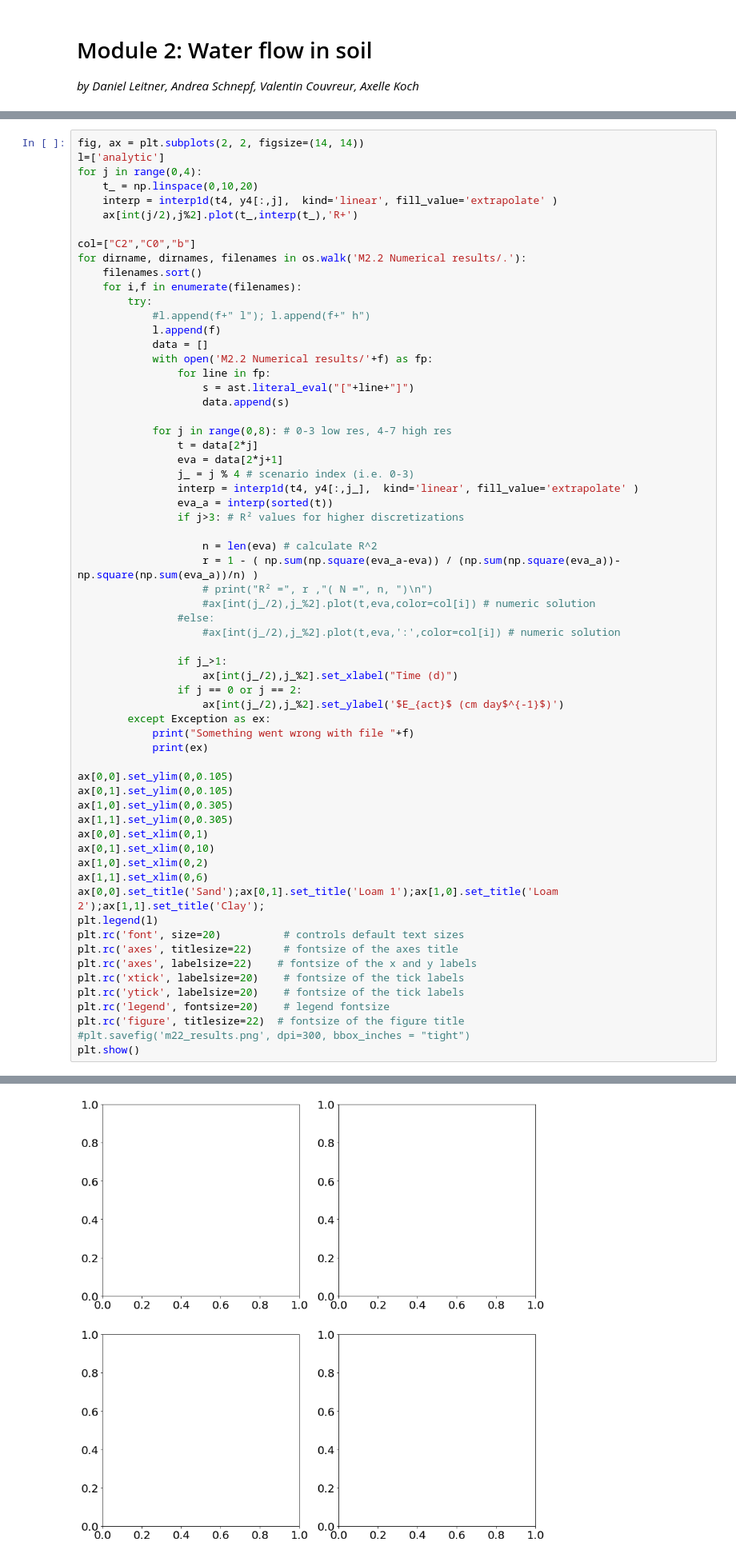
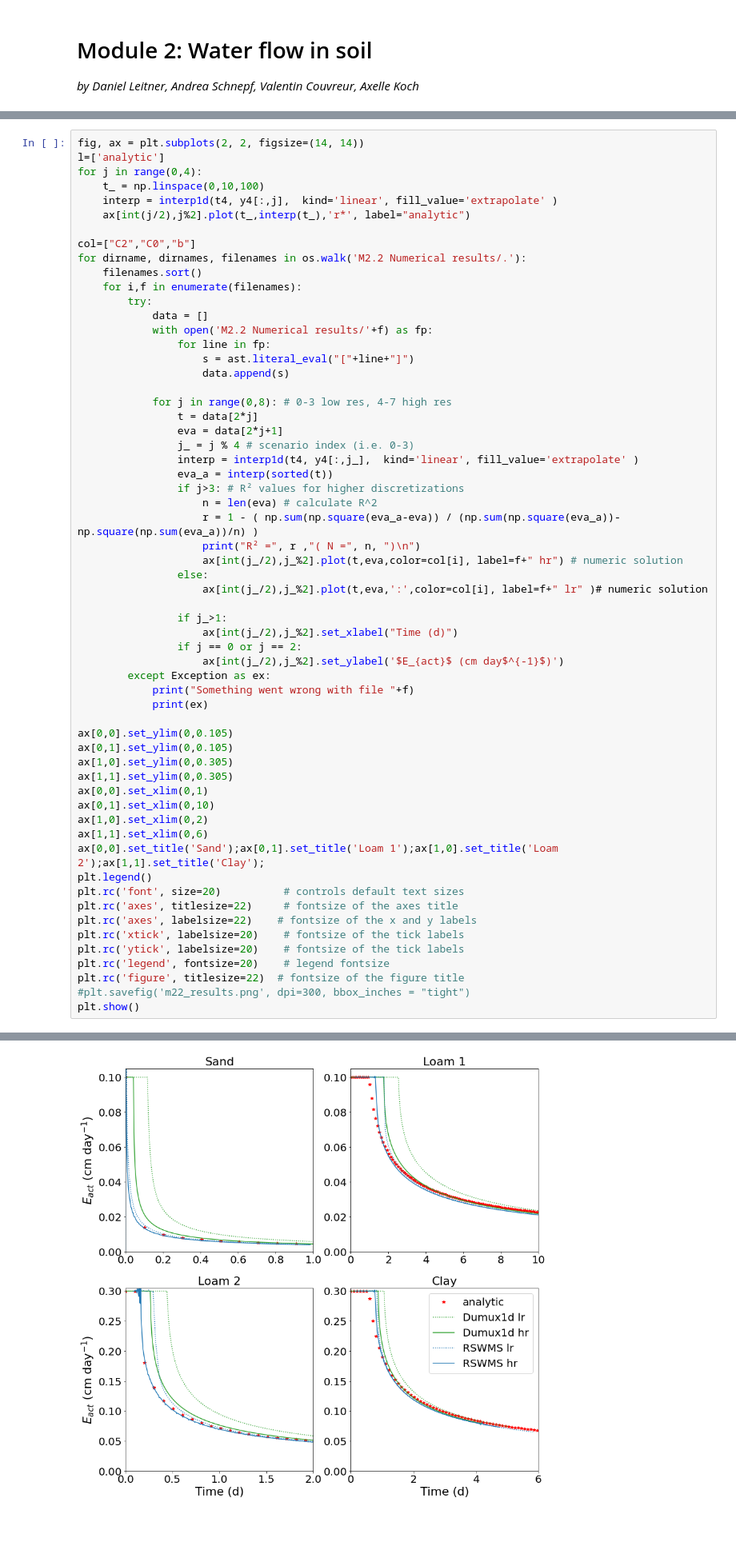
Before and after one commit to RSA-benchmarks/collaborative-comparison, a Jupyter notebook: M2 Water flow in soil/M2.2 Evaporation/M2.2 Automated comparison.ipynb, the cells around one changed output, grey strips where cells are left out. Shown at 80% size. Drawn from its saved outputs; the diff is of its cells as text; blank space fills up the shorter version.

```diff
--- a/M2 Water flow in soil/M2.2 Evaporation/M2.2 Automated comparison.ipynb
+++ b/M2 Water flow in soil/M2.2 Evaporation/M2.2 Automated comparison.ipynb
@@ -114,17 +114,15 @@ For an automatic comparison of the numerical results, save the results in a text
 fig, ax = plt.subplots(2, 2, figsize=(14, 14))
 l=['analytic']
 for j in range(0,4):
-    t_ = np.linspace(0,10,20)
+    t_ = np.linspace(0,10,100)
     interp = interp1d(t4, y4[:,j],  kind='linear', fill_value='extrapolate' )
-    ax[int(j/2),j%2].plot(t_,interp(t_),'R+')
+    ax[int(j/2),j%2].plot(t_,interp(t_),'r*', label="analytic")
 
 col=["C2","C0","b"]
 for dirname, dirnames, filenames in os.walk('M2.2 Numerical results/.'):
     filenames.sort()
     for i,f in enumerate(filenames):
         try:
-            #l.append(f+" l"); l.append(f+" h")
-            l.append(f)
             data = []
             with open('M2.2 Numerical results/'+f) as fp:
                 for line in fp:
@@ -138,13 +136,12 @@ for dirname, dirnames, filenames in os.walk('M2.2 Numerical results/.'):
                 interp = interp1d(t4, y4[:,j_],  kind='linear', fill_value='extrapolate' )
                 eva_a = interp(sorted(t))
                 if j>3: # R² values for higher discretizations
-
                     n = len(eva) # calculate R^2
                     r = 1 - ( np.sum(np.square(eva_a-eva)) / (np.sum(np.square(eva_a))-np.square(np.sum(eva_a))/n) )
-                    # print("R² =", r ,"( N =", n, ")\n")
-                    #ax[int(j_/2),j_%2].plot(t,eva,color=col[i]) # numeric solution
-                #else:
-                    #ax[int(j_/2),j_%2].plot(t,eva,':',color=col[i]) # numeric solution
+                    print("R² =", r ,"( N =", n, ")\n")
+                    ax[int(j_/2),j_%2].plot(t,eva,color=col[i], label=f+" hr") # numeric solution
+                else:
+                    ax[int(j_/2),j_%2].plot(t,eva,':',color=col[i], label=f+" lr" )# numeric solution
 
                 if j_>1:
                     ax[int(j_/2),j_%2].set_xlabel("Time (d)")
@@ -163,7 +160,7 @@ ax[0,1].set_xlim(0,10)
 ax[1,0].set_xlim(0,2)
 ax[1,1].set_xlim(0,6)
 ax[0,0].set_title('Sand');ax[0,1].set_title('Loam 1');ax[1,0].set_title('Loam 2');ax[1,1].set_title('Clay');
-plt.legend(l)
+plt.legend()
 plt.rc('font', size=20)          # controls default text sizes
 plt.rc('axes', titlesize=22)     # fontsize of the axes title
 plt.rc('axes', labelsize=22)    # fontsize of the x and y labels
@@ -178,4 +189,4 @@ ValueError: Unrecognized character R in format string
-[figure, old version]
+[figure, new version]
 # %% [markdown]
 ## References
 
```
Also changed, not shown: parts of 1 cell of this notebook, 7 other files.
